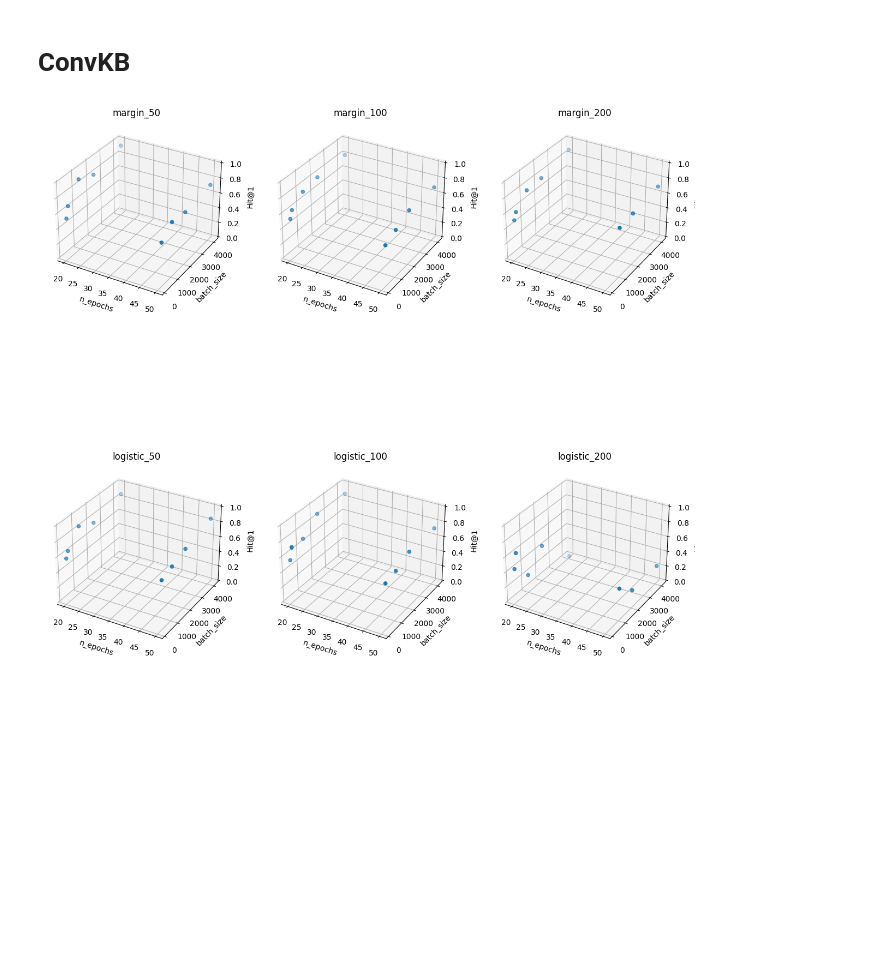
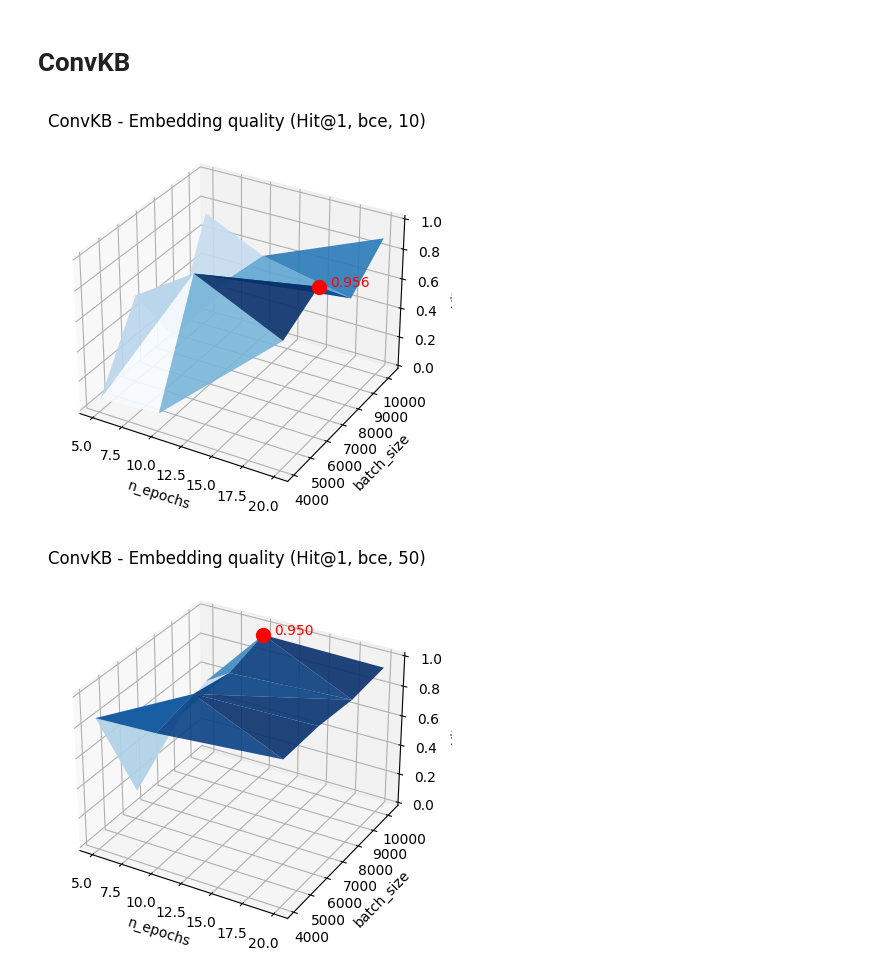
Before and after one commit to atoffano/KGene2Pheno, a Jupyter notebook: figures/fig_trialrun.ipynb, the cells around one changed output. Drawn from its saved outputs; the diff is of its cells as text; code cells hidden in the pictures; blank space fills up the shorter version.

```diff
--- a/figures/fig_trialrun.ipynb
+++ b/figures/fig_trialrun.ipynb
@@ -44,6 +196,9 @@ plt.show()
 # %%
 # Filter to only conver ConvKB methods
 tmp = df[df['method'] == 'ConvKB']
+tmp = tmp.drop(tmp[tmp['dissimilarity_type'].str.contains('L2')].index)
+tmp = tmp.drop(tmp[tmp['ent_emb_dim'] != 50].index)
+tmp = tmp.drop(tmp[tmp['margin'] != 1].index)
 
 # Create separate DataFrames for each combination of loss function and number of filters
 losses = tmp['loss_fn'].unique()
@@ -55,28 +210,43 @@ for loss in losses:
         key = f'{loss}_{filt}'
         dfs[key] = tmp[(tmp['loss_fn'] == loss) & (tmp['n_filters'] == filt)]
 # %%
-# Set up the figure and axes
-fig = plt.figure(figsize=(15, 15))
-axes = fig.subplots(nrows=len(losses), ncols=len(filters), subplot_kw={'projection': '3d'})
+
 
 # Loop over the combinations of loss function and number of filters
 for i, loss in enumerate(losses):
     for j, filt in enumerate(filters):
         key = f'{loss}_{filt}'
         data = dfs[key]
 
-        # Create the 3D plot
-        ax = axes[i, j]
 
-        ax.scatter(data['n_epochs'], data['batch_size'], data['Hit@1'])
-        ax.set_xlabel('n_epochs')
-        ax.set_ylabel('batch_size')
-        ax.set_zlabel('Hit@1')
-        ax.set_title(key)
+        if len(data['n_epochs']) >= 3 and len(data['batch_size']) >= 3 and len(data['Hit@1']) >= 3:
+            # Create a new figure and axes
+            fig = plt.figure()
+            ax = fig.add_subplot(111, projection='3d', computed_zorder=False)
 
-        # Set the axes at scale with each other
-        ax.set_zlim3d(0, 1)
-# Show the plots
-plt.show()
+            # Create the 3D plot
+            ax.plot_trisurf(data['n_epochs'], data['batch_size'], data['Hit@1'], cmap='Blues', alpha=0.9, zorder=1)
+            ax.set_xlabel('n_epochs')
+            ax.set_ylabel('batch_size')
+            ax.set_zlabel('Hit@1')
+            ax.set_title(f'ConvKB - Embedding quality (Hit@1, {loss}, {filt})')
+
+
+            # Set the axes at scale with each other
+            # ax.set_xlim3d((0, 50))
+            # ax.set_ylim3d((0, 11000))
+            ax.set_zlim3d(0, 1)
+
+            # Add a mark for the highest point in the Z axis, in front of the plot
+            max_idx = data['Hit@1'].idxmax()
+            max_x = data['n_epochs'][max_idx]
+            max_y = data['batch_size'][max_idx]
+            max_z = data['Hit@1'][max_idx]
+            ax.scatter(max_x, max_y, max_z, c='r', marker='o', s=100, zorder=10)
+            ax.text(max_x + 0.9, max_y, max_z + 0.02, f'{max_z:.3f}', color='red')
+
+            # Show the plot for this combination of loss function and number of filters
+            plt.show()
 # %% [output]
-[figure, old version]
+[figure, new version]
+[figure, added]
```
Also changed, not shown: parts of 14 cells of this notebook, 12 other files.
